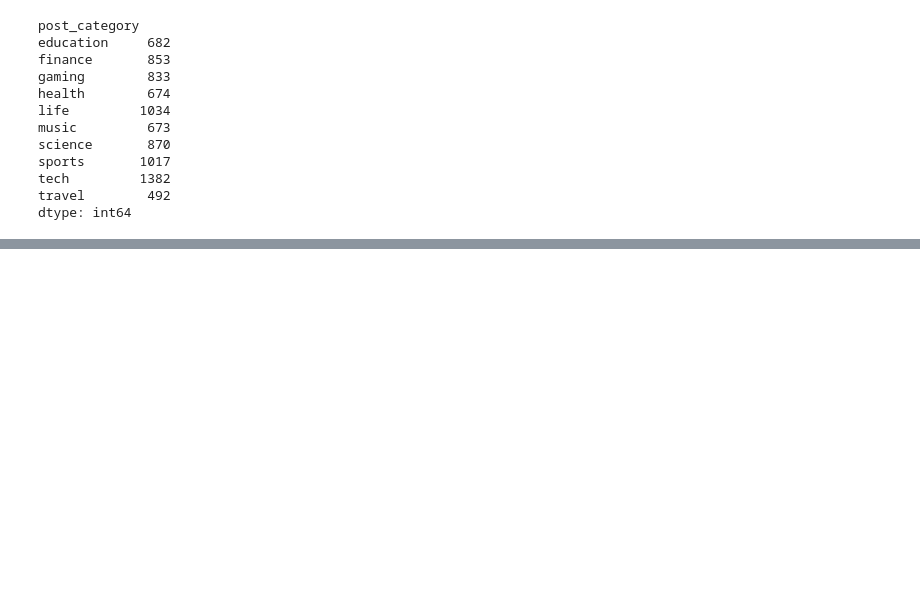
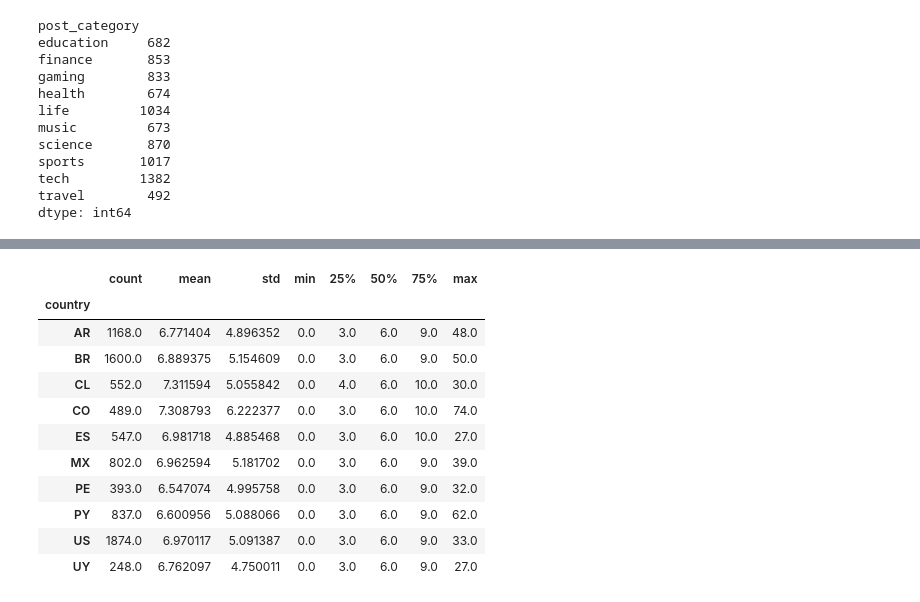
Before and after one commit to CarlosScura/IceAnalytics, a Jupyter notebook: iceanalytics_pipeline.ipynb, the cells around one changed output, grey strips where cells are left out. Saved outputs shown, nothing was run; the diff lists cells and outputs as text; code cells hidden in the pictures; blank space fills up the shorter version.

```diff
--- a/iceanalytics_pipeline.ipynb
+++ b/iceanalytics_pipeline.ipynb
@@ -466,0 +477,15 @@ dtype: int64
+# %%
+df_clean.groupby('country')['votes_received'].describe()
+# %% [output]
+|  | count | mean | std | min | 25% | 50% | 75% | max |
+| country |  |  |  |  |  |  |  |  |
+| AR | 1168.0 | 6.771404 | 4.896352 | 0.0 | 3.0 | 6.0 | 9.0 | 48.0 |
+| BR | 1600.0 | 6.889375 | 5.154609 | 0.0 | 3.0 | 6.0 | 9.0 | 50.0 |
+| CL | 552.0 | 7.311594 | 5.055842 | 0.0 | 4.0 | 6.0 | 10.0 | 30.0 |
+| CO | 489.0 | 7.308793 | 6.222377 | 0.0 | 3.0 | 6.0 | 10.0 | 74.0 |
+| ES | 547.0 | 6.981718 | 4.885468 | 0.0 | 3.0 | 6.0 | 10.0 | 27.0 |
+| MX | 802.0 | 6.962594 | 5.181702 | 0.0 | 3.0 | 6.0 | 9.0 | 39.0 |
+| PE | 393.0 | 6.547074 | 4.995758 | 0.0 | 3.0 | 6.0 | 9.0 | 32.0 |
+| PY | 837.0 | 6.600956 | 5.088066 | 0.0 | 3.0 | 6.0 | 9.0 | 62.0 |
+| US | 1874.0 | 6.970117 | 5.091387 | 0.0 | 3.0 | 6.0 | 9.0 | 33.0 |
+| UY | 248.0 | 6.762097 | 4.750011 | 0.0 | 3.0 | 6.0 | 9.0 | 27.0 |
```
Also changed, not shown: parts of 5 cells of this notebook.
